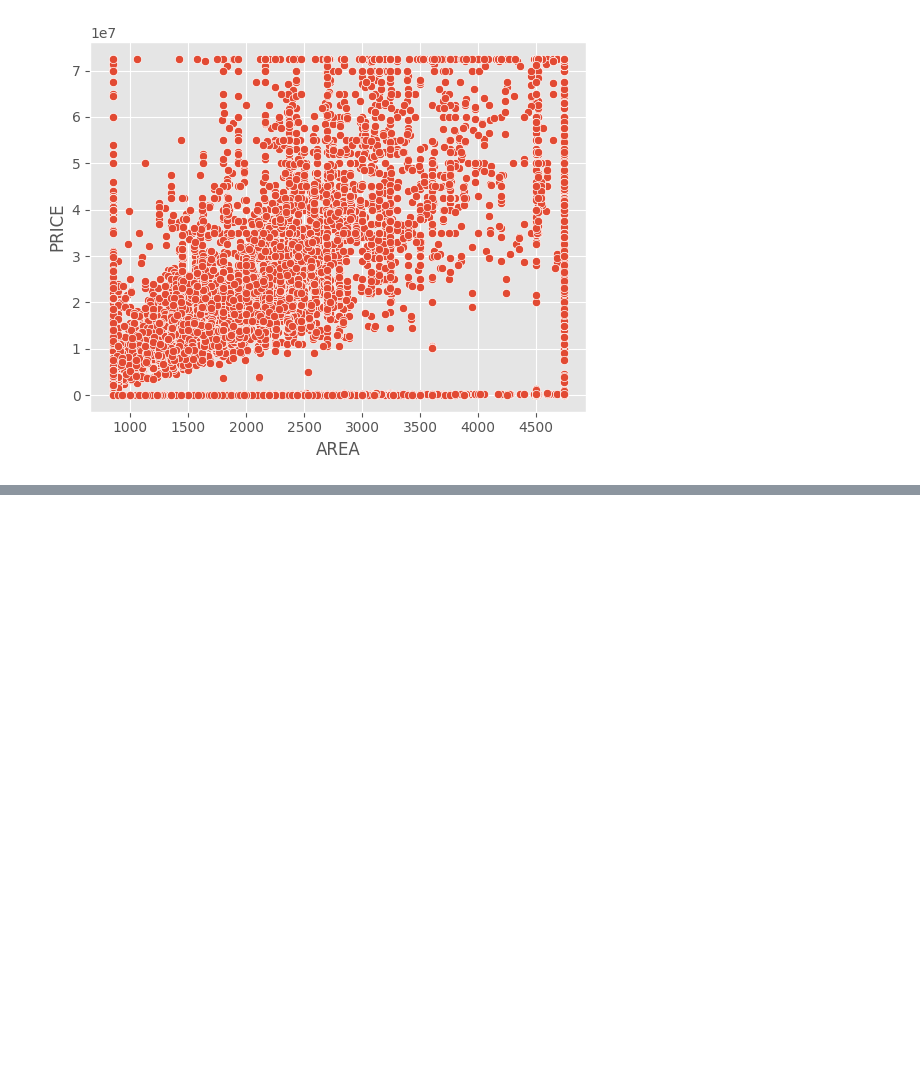
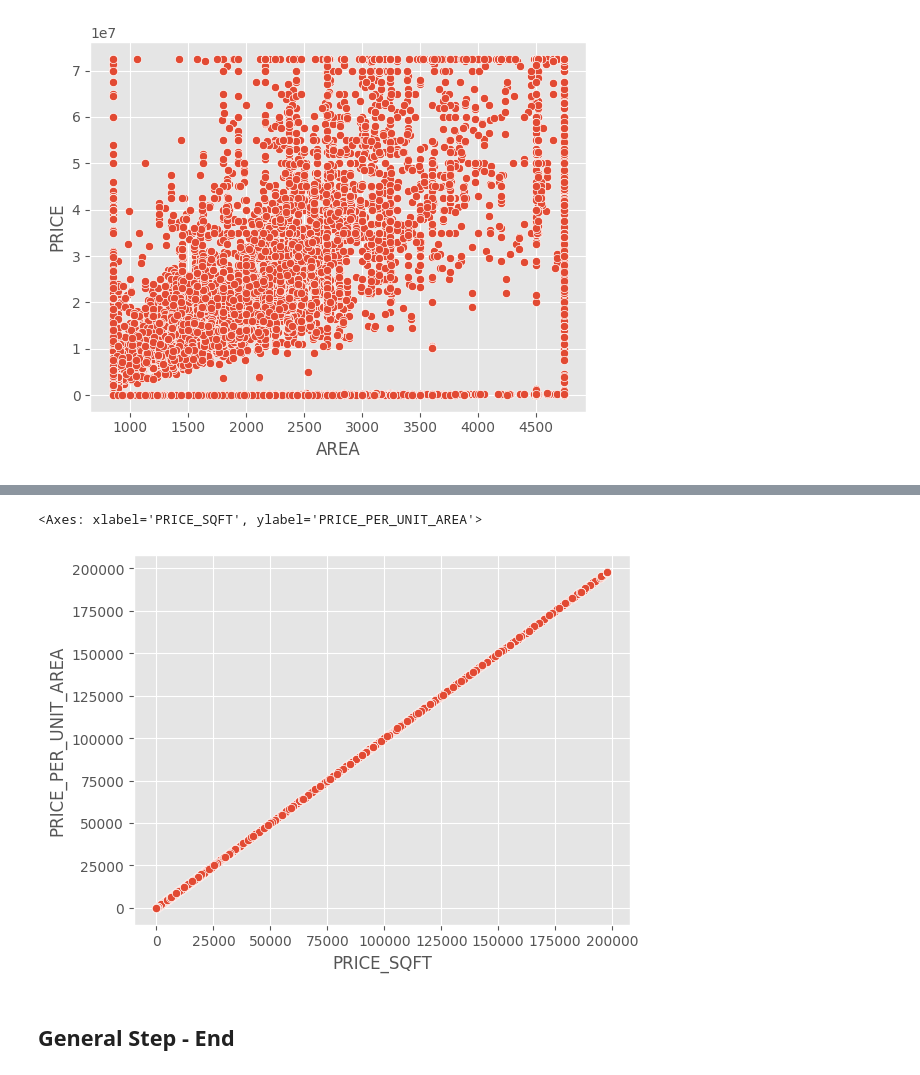
Before and after one commit to arv-anshul/campusx-project-notebooks, a Jupyter notebook: new_notebooks/1.0_PREPROCESSING.ipynb, the cells around one changed output, grey strips where cells are left out. Drawn from its saved outputs; the diff is of its cells as text; code cells hidden in the pictures; blank space fills up the shorter version.

```diff
--- a/new_notebooks/1.0_PREPROCESSING.ipynb
+++ b/new_notebooks/1.0_PREPROCESSING.ipynb
@@ -383,0 +394,7 @@ sns.scatterplot(x=clip_col('AREA'), y=clip_col('PRICE_SQFT'))
+# %%
+sns.scatterplot(x=clip_col('PRICE_SQFT'), y=clip_col('PRICE_PER_UNIT_AREA'))
+# %% [output]
+<Axes: xlabel='PRICE_SQFT', ylabel='PRICE_PER_UNIT_AREA'>
+[figure, added]
+# %% [markdown]
+## General Step - End
```
Also changed, not shown: parts of 13 cells of this notebook.
